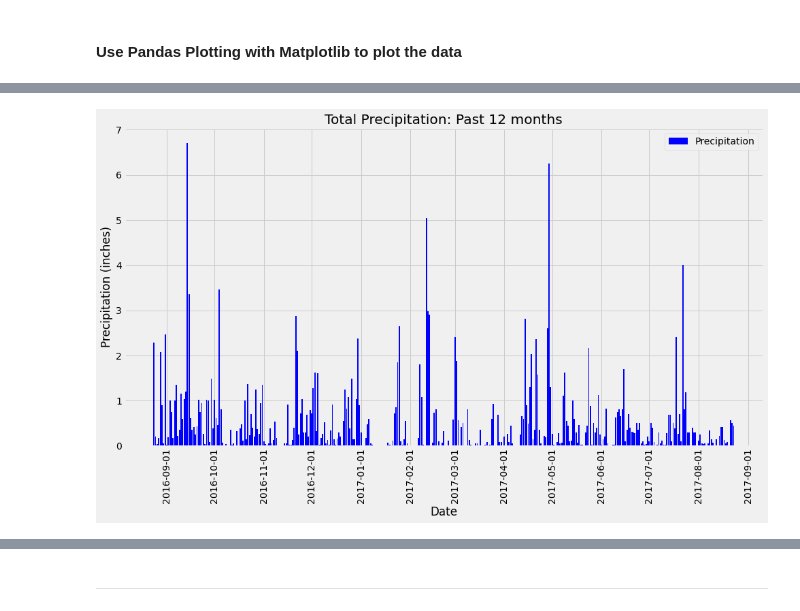
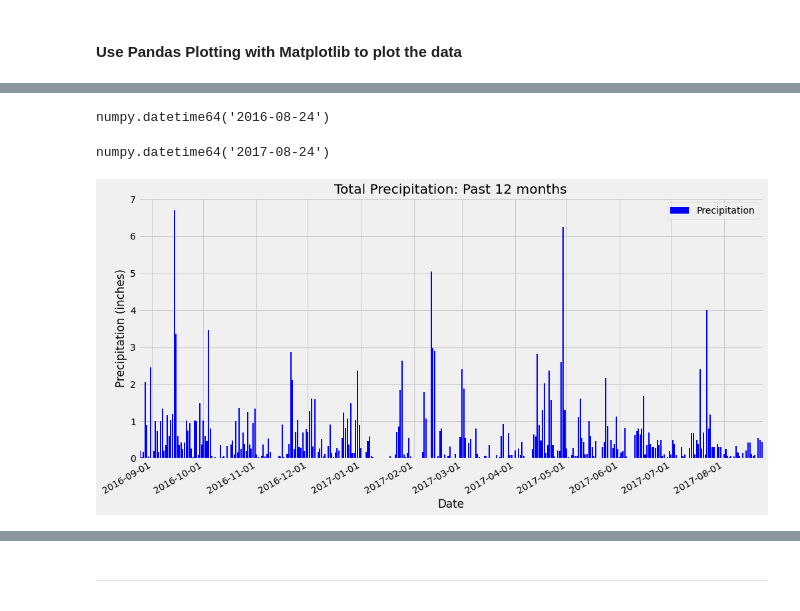
Before and after one commit to c-pompa/sqlalchemy-challenge, a Jupyter notebook: climate_analysis.ipynb, the cells around one changed output, grey strips where cells are left out. Saved outputs shown, nothing was run; the diff lists cells and outputs as text; code cells hidden in the pictures.

Commit message:
edited visuals

```diff
--- a/climate_analysis.ipynb
+++ b/climate_analysis.ipynb
@@ -170,7 +170,7 @@ df_precipitation = df_precipitation.dropna()
 df_precipitation['date']=pd.DatetimeIndex(df_precipitation['date'])
 
 #Set index to 'date'
-df_precipitation = df_precipitation.set_index('date')
+df_precipitation = df_precipitation.set_index('date').sort_index(ascending=True)
 # %%
 # Copy of clean data
 df_precipitation_clean = df_precipitation.copy()
@@ -181,41 +192,72 @@ df_precipitation_clean = df_precipitation.copy()
+# %%
+# round to nearest years.
+datemin = np.datetime64(df_precipitation_clean.index[0], 'D')
+datemax = np.datetime64(df_precipitation_clean.index[-1], 'Y')
+# ax.set_xlim(datemin, datemax)
+datemin
+# %% [output]
+numpy.datetime64('2016-08-24')
+# %%
+datemax = np.datetime64(df_precipitation_clean.index[-1], 'D')  + np.timedelta64(1, 'D')
+datemax
+# %% [output]
+numpy.datetime64('2017-08-24')
 # %%
 # Create figure and plot space
 fig, ax = plt.subplots(figsize=(15, 8))
+
+months = mdates.MonthLocator()  # every month
+days = mdates.DayLocator()
 
 # Add x-axis and y-axis
 ax.bar(df_precipitation_clean.index,
        df_precipitation_clean['prcp'],
        color='blue',
        label='Precipitation')
 
 
 # Set title and labels for axes
 ax.set(xlabel="Date",
        ylabel="Precipitation (inches)",
        title="Total Precipitation: Past 12 months")
 
 
-# ax.set_xticks(range(12))
 ax.set_xticklabels(df_precipitation_clean.index)
-# ax.set_xlim(df_precipitation_clean.index.min(), df_precipitation_clean.index.max())
+
 
 # # Define the date format
 date_form = DateFormatter("%Y-%m-%d")
+
+# format the ticks
+ax.xaxis.set_major_locator(months)
 ax.xaxis.set_major_formatter(date_form)
-ax.xaxis.set_minor_locator(mdates.MonthLocator())
+ax.xaxis.set_minor_locator(days)
 
-# # Ensure a major tick for each month
-ax.xaxis.set_major_locator(mdates.MonthLocator())
+
+
+################### Review #################################
+## https://matplotlib.org/3.2.1/gallery/text_labels_and_annotations/date.html
+datemin = np.datetime64(df_precipitation_clean.index[0], 'D')
+datemax = np.datetime64(df_precipitation_clean.index[-1], 'D')  + np.timedelta64(1, 'D')
+
+
+# ax.set_xticks(datemin, datemax)
+ax.set_xlim(datemin, datemax)
+#################
 
 # Rotate tick marks on x-axis
-plt.setp(ax.get_xticklabels(), rotation=90)
+# plt.setp(ax.get_xticklabels(), rotation=90)
 
 #Call legend
 handles, labels = ax.get_legend_handles_labels()
 ax.legend(handles, labels)
+
+
+fig.autofmt_xdate()
+
 plt.show()
 # %% [output]
-[figure, old version]
+[figure, new version]
 # %%
 # Use Pandas to calcualte the summary statistics for the precipitation data
 summary = df_precipitation_clean.describe()
```
Also changed, not shown: parts of 36 cells of this notebook.
